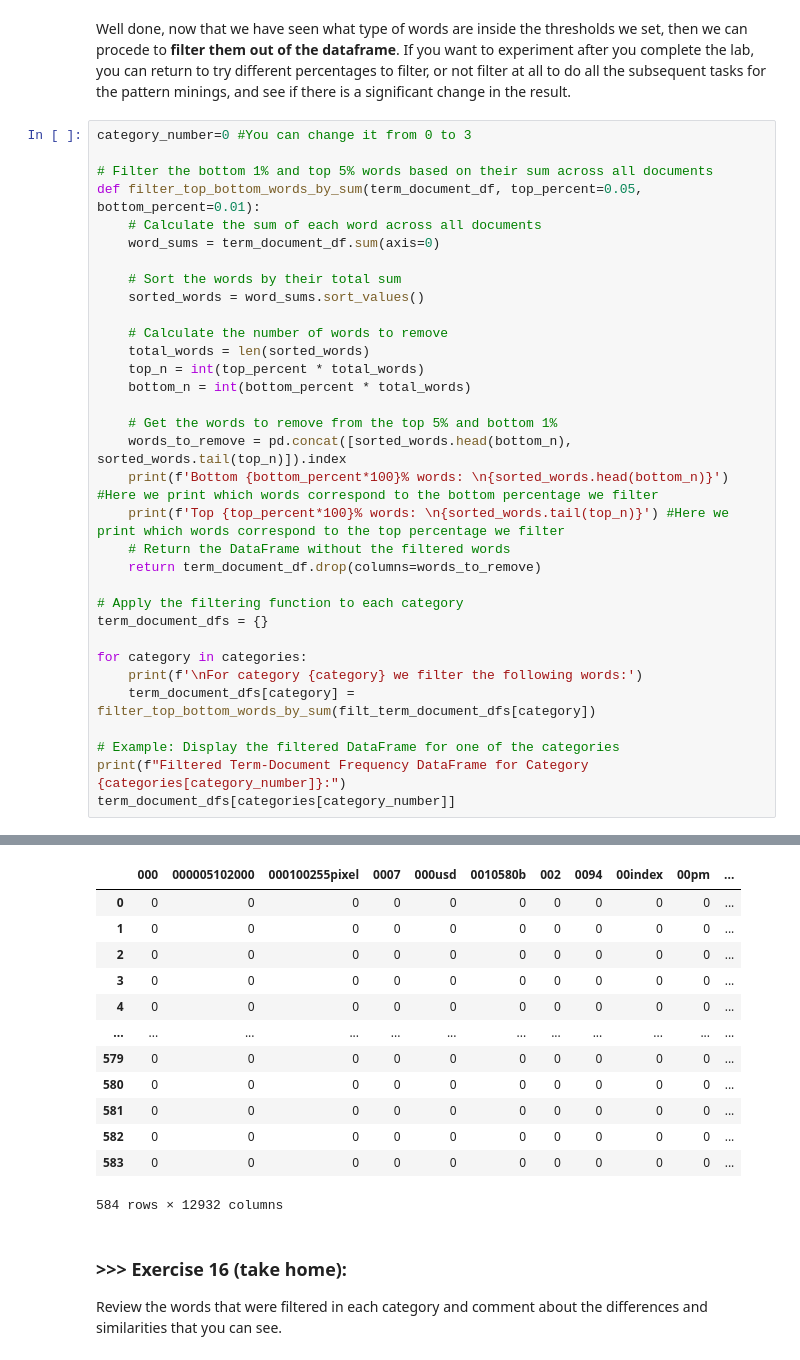
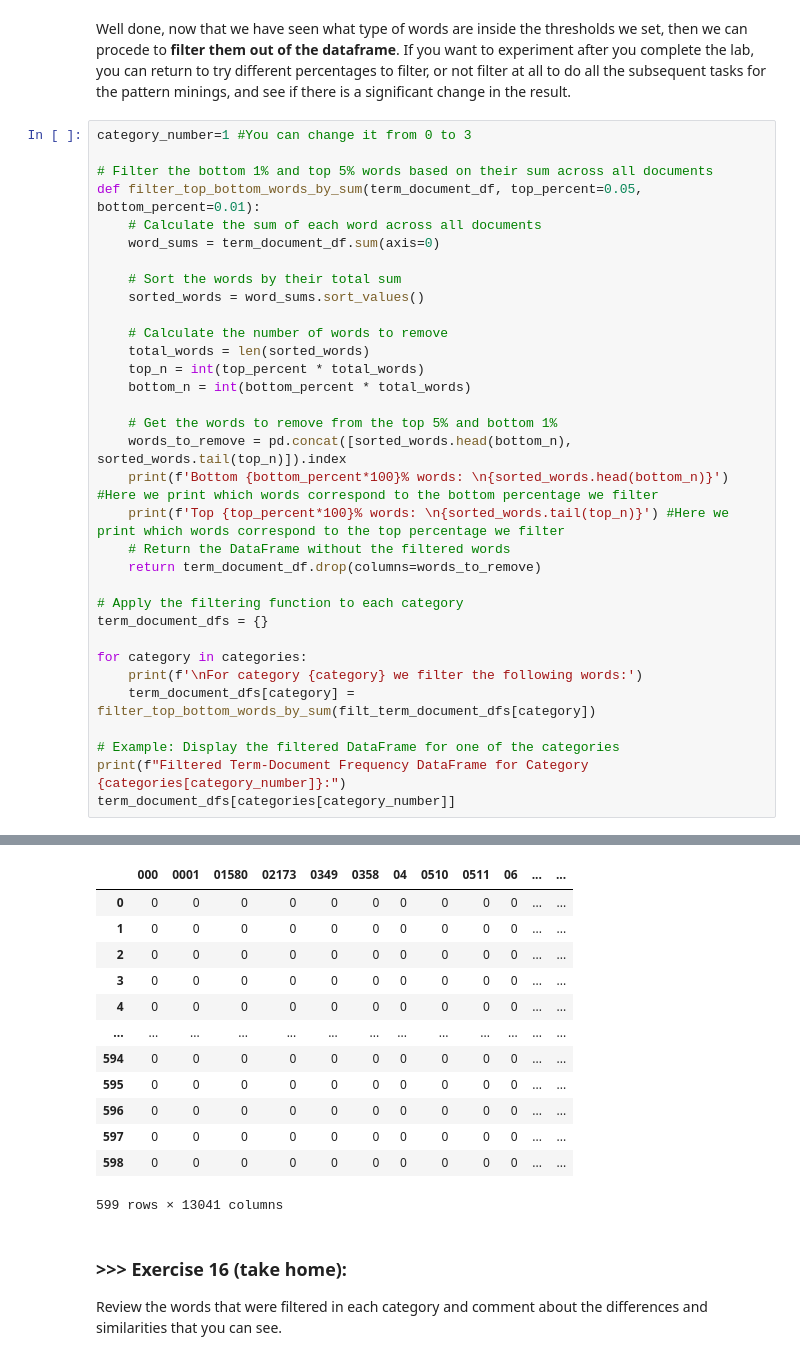
Before and after one commit to BallPoolShark/DM2025-Lab1-Exercise, a Jupyter notebook: DM2025-Lab1-Master.ipynb, the cells around one changed output, grey strips where cells are left out. Drawn from its saved outputs; the diff is of its cells as text.

```diff
--- a/DM2025-Lab1-Master.ipynb
+++ b/DM2025-Lab1-Master.ipynb
@@ -1606,7 +1609,7 @@ np.int64(1)
 # %% [markdown]
 Well done, now that we have seen what type of words are inside the thresholds we set, then we can procede to **filter them out of the dataframe**. If you want to experiment after you complete the lab, you can return to try different percentages to filter, or not filter at all to do all the subsequent tasks for the pattern minings, and see if there is a significant change in the result.
 # %%
-category_number=0 #You can change it from 0 to 3
+category_number=1 #You can change it from 0 to 3
 
 # Filter the bottom 1% and top 5% words based on their sum across all documents
 def filter_top_bottom_words_by_sum(term_document_df, top_percent=0.05, bottom_percent=0.01):
@@ -1659,16 +1662,16 @@ Filtered Term-Document Frequency DataFrame for Category comp.graphics:
-|  | 000 | 000005102000 | 000100255pixel | 0007 | 000usd | 0010580b | 002 | 0094 | 00index | 00pm | ... |
-| 0 | 0 | 0 | 0 | 0 | 0 | 0 | 0 | 0 | 0 | 0 | ... |
-| 1 | 0 | 0 | 0 | 0 | 0 | 0 | 0 | 0 | 0 | 0 | ... |
-| 2 | 0 | 0 | 0 | 0 | 0 | 0 | 0 | 0 | 0 | 0 | ... |
-| 3 | 0 | 0 | 0 | 0 | 0 | 0 | 0 | 0 | 0 | 0 | ... |
-| 4 | 0 | 0 | 0 | 0 | 0 | 0 | 0 | 0 | 0 | 0 | ... |
-| ... | ... | ... | ... | ... | ... | ... | ... | ... | ... | ... | ... |
-| 579 | 0 | 0 | 0 | 0 | 0 | 0 | 0 | 0 | 0 | 0 | ... |
-| 580 | 0 | 0 | 0 | 0 | 0 | 0 | 0 | 0 | 0 | 0 | ... |
-| 581 | 0 | 0 | 0 | 0 | 0 | 0 | 0 | 0 | 0 | 0 | ... |
-| 582 | 0 | 0 | 0 | 0 | 0 | 0 | 0 | 0 | 0 | 0 | ... |
-| 583 | 0 | 0 | 0 | 0 | 0 | 0 | 0 | 0 | 0 | 0 | ... |
+|  | 000 | 0001 | 01580 | 02173 | 0349 | 0358 | 04 | 0510 | 0511 | 06 | ... | ... |
+| 0 | 0 | 0 | 0 | 0 | 0 | 0 | 0 | 0 | 0 | 0 | ... | ... |
+| 1 | 0 | 0 | 0 | 0 | 0 | 0 | 0 | 0 | 0 | 0 | ... | ... |
+| 2 | 0 | 0 | 0 | 0 | 0 | 0 | 0 | 0 | 0 | 0 | ... | ... |
+| 3 | 0 | 0 | 0 | 0 | 0 | 0 | 0 | 0 | 0 | 0 | ... | ... |
+| 4 | 0 | 0 | 0 | 0 | 0 | 0 | 0 | 0 | 0 | 0 | ... | ... |
+| ... | ... | ... | ... | ... | ... | ... | ... | ... | ... | ... | ... | ... |
+| 594 | 0 | 0 | 0 | 0 | 0 | 0 | 0 | 0 | 0 | 0 | ... | ... |
+| 595 | 0 | 0 | 0 | 0 | 0 | 0 | 0 | 0 | 0 | 0 | ... | ... |
+| 596 | 0 | 0 | 0 | 0 | 0 | 0 | 0 | 0 | 0 | 0 | ... | ... |
+| 597 | 0 | 0 | 0 | 0 | 0 | 0 | 0 | 0 | 0 | 0 | ... | ... |
+| 598 | 0 | 0 | 0 | 0 | 0 | 0 | 0 | 0 | 0 | 0 | ... | ... |
-584 rows × 12932 columns
+599 rows × 13041 columns
 # %% [markdown]
 ### >>> **Exercise 16 (take home):**
 Review the words that were filtered in each category and comment about the differences and similarities that you can see.
```
Also changed, not shown: parts of 20 cells of this notebook, 5 other files.
